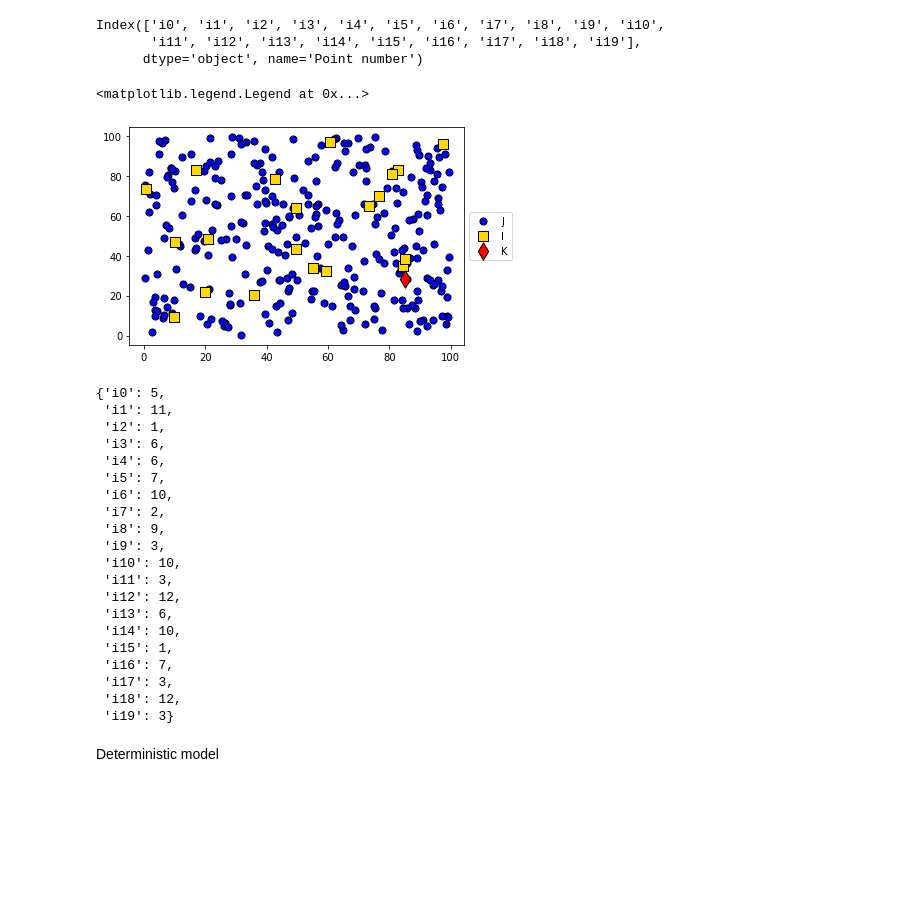
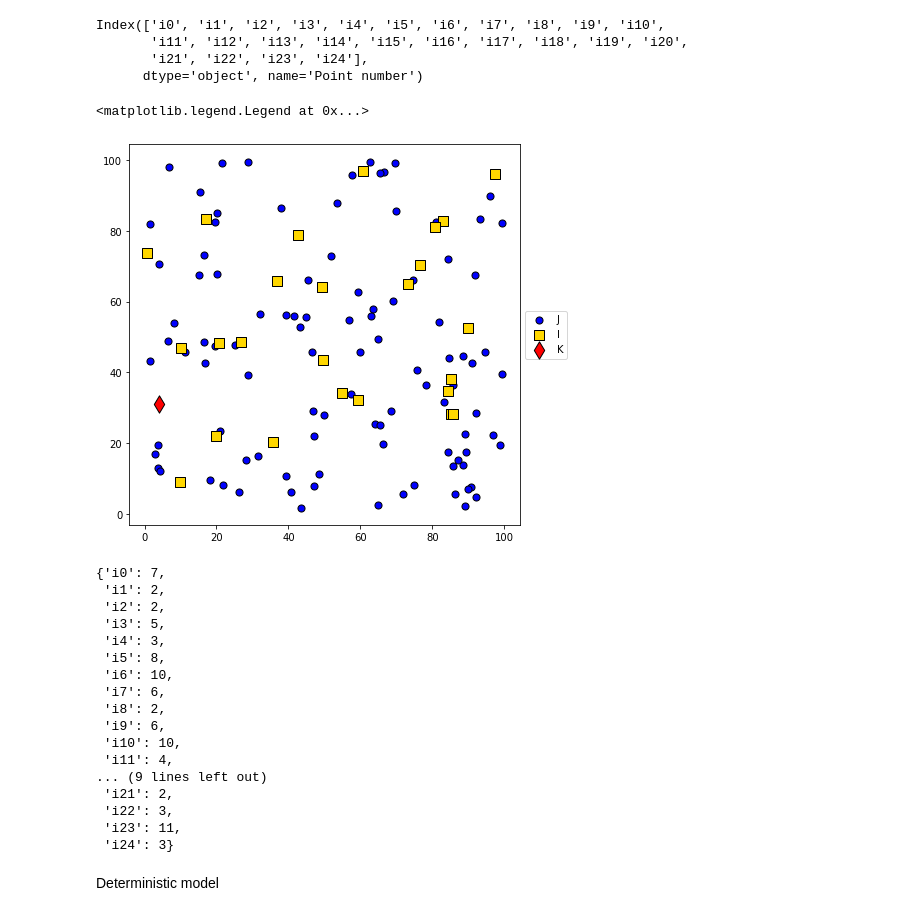
Before and after one commit to petrenaa/Master_Thesis_Drone_Specimen_Delivery, a Jupyter notebook: Specimen Delivery Project.ipynb, the cells around one changed output. Drawn from its saved outputs; the diff is of its cells as text; code cells hidden in the pictures; blank space fills up the shorter version.

```diff
--- a/Specimen Delivery Project.ipynb
+++ b/Specimen Delivery Project.ipynb
@@ -13,9 +13,9 @@ import gurobipy as gp
 from gurobipy import GRB
 # %%
 #Define the number of elememts in each set I, J, K
-i_num = 20
+i_num = 25
 k_num = 1
-j_num = 300 #Without I and K, so real j_num_real = j_num + i_num + k_num
+j_num = 100 #Without I and K, so real j_num_real = j_num + i_num + k_num
 
 #Define empty data frames
 I = pd.DataFrame(columns = ['Point number', 'Latitude', 'Longtitude'])
@@ -50,23 +50,26 @@ J = pd.concat([J, K, I], axis = 0) #Include K to J
 I.index
 # %% [output]
 Index(['i0', 'i1', 'i2', 'i3', 'i4', 'i5', 'i6', 'i7', 'i8', 'i9', 'i10',
-       'i11', 'i12', 'i13', 'i14', 'i15', 'i16', 'i17', 'i18', 'i19'],
+       'i11', 'i12', 'i13', 'i14', 'i15', 'i16', 'i17', 'i18', 'i19', 'i20',
+       'i21', 'i22', 'i23', 'i24'],
       dtype='object', name='Point number')
 # %%
-plt.scatter(J['Latitude'], J['Longtitude'], color = 'blue', edgecolors = 'black',
+axs, fig = plt.subplots(1, 1, figsize = (7, 7))
+
+fig.scatter(J['Latitude'], J['Longtitude'], color = 'blue', edgecolors = 'black',
             marker = 'o', s = 50, label = 'J')
-plt.scatter(I['Latitude'], I['Longtitude'], color = 'gold', edgecolors = 'black',
+fig.scatter(I['Latitude'], I['Longtitude'], color = 'gold', edgecolors = 'black',
             marker = 's', s = 100, label = 'I')
-plt.scatter(K['Latitude'], K['Longtitude'], color = 'red', edgecolors = 'black',
+fig.scatter(K['Latitude'], K['Longtitude'], color = 'red', edgecolors = 'black',
             marker = 'd', s = 150, label = 'K')
-plt.legend(loc='center left', bbox_to_anchor=(1, 0.5))
+fig.legend(loc='center left', bbox_to_anchor=(1, 0.5))
 # %% [output]
 <matplotlib.legend.Legend at 0x...>
-[figure, old version]
+[figure, new version]
 # %%
 #Define constants
 
-B = 100
+B = 200
 S = 20
 alpha = 10
 
@@ -75,7 +78,7 @@ for j in J.index:
     if j.startswith('j'):
         beta[j] = 400
     else:
-        beta[j] = 400
+        beta[j] = 300
 
 q_j = {j: 50 for j in J.index}
 up_bound = 12
@@ -83,26 +86,23 @@ mu = {i : int(round(random.uniform(0, up_bound), 0)) for i in I.index}
 
 mu
 # %% [output]
-{'i0': 5,
- 'i1': 11,
- 'i2': 1,
- 'i3': 6,
- 'i4': 6,
- 'i5': 7,
+{'i0': 7,
+ 'i1': 2,
+ 'i2': 2,
+ 'i3': 5,
+ 'i4': 3,
+ 'i5': 8,
  'i6': 10,
- 'i7': 2,
- 'i8': 9,
- 'i9': 3,
+ 'i7': 6,
+ 'i8': 2,
+ 'i9': 6,
  'i10': 10,
- 'i11': 3,
- 'i12': 12,
- 'i13': 6,
- 'i14': 10,
- 'i15': 1,
- 'i16': 7,
- 'i17': 3,
- 'i18': 12,
- 'i19': 3}
+ 'i11': 4,
+... (9 lines left out)
+ 'i21': 2,
+ 'i22': 3,
+ 'i23': 11,
+ 'i24': 3}
 # %% [markdown]
 Deterministic model
 # %%
```
Also changed, not shown: parts of 24 cells of this notebook.
